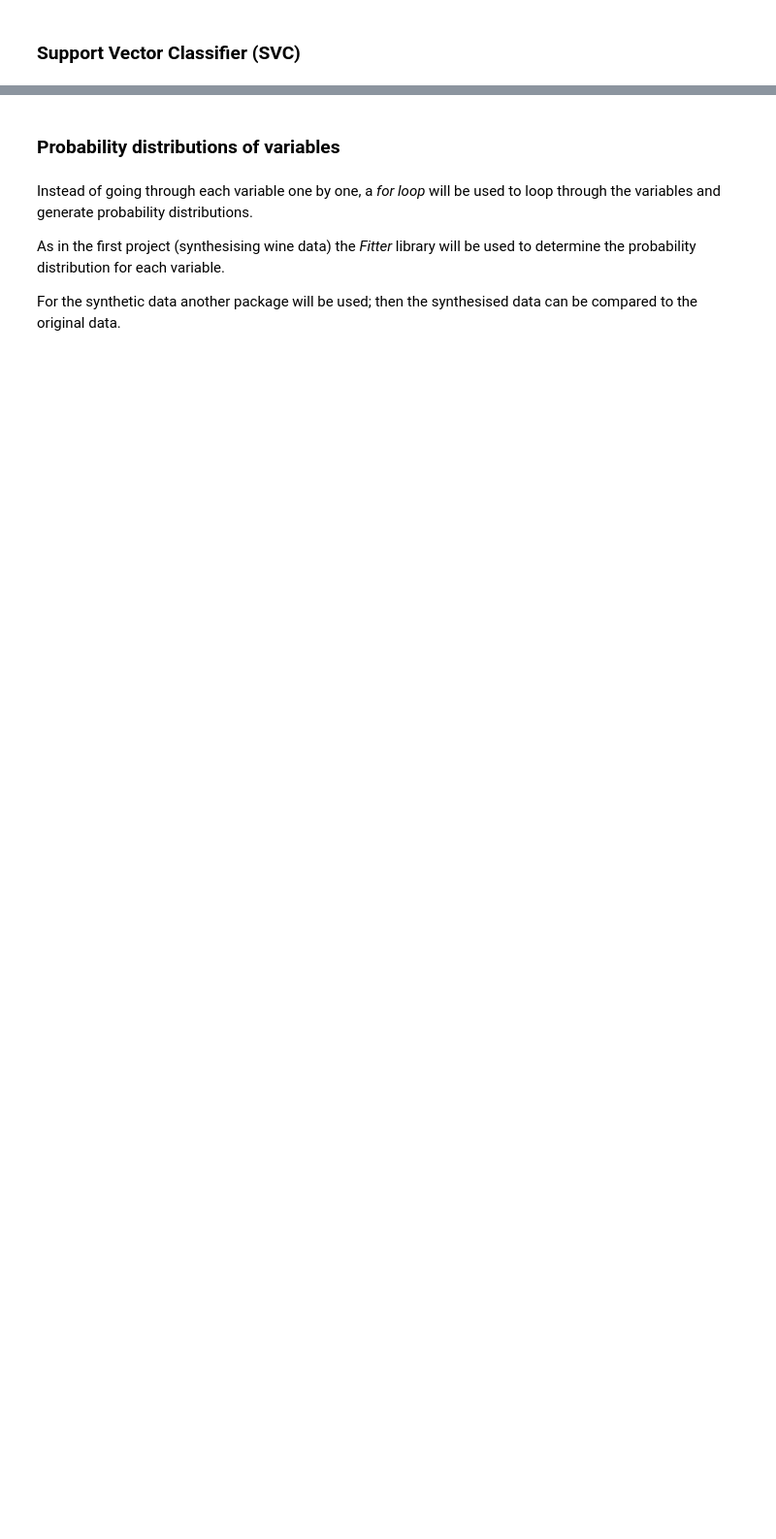
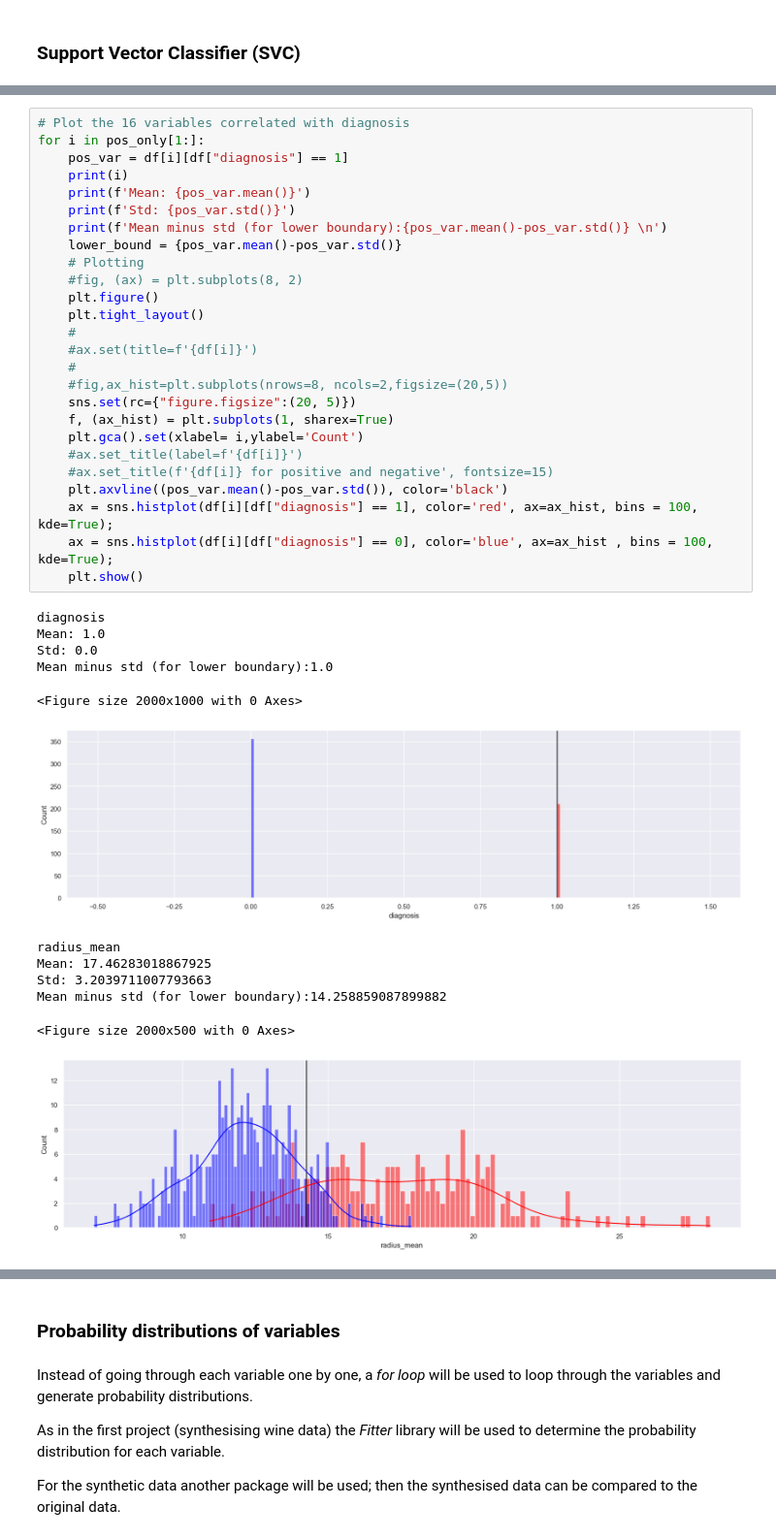
Before and after one commit to fabiofabrizi/pfDA_Project2, a Jupyter notebook: pfDA_Project_2_notebook.ipynb, the cells around one changed output, grey strips where cells are left out. Shown at 97% size. Cells and saved outputs as stored; diff of their text form; blank space fills up the shorter version.

```diff
--- a/pfDA_Project_2_notebook.ipynb
+++ b/pfDA_Project_2_notebook.ipynb
@@ -1514,0 +1058,39 @@ Also note that *Support Vector Classification* improved the most after optimisat
+# %%
+# Plot the 16 variables correlated with diagnosis
+for i in pos_only[1:]:
+    pos_var = df[i][df["diagnosis"] == 1]
+    print(i)
+    print(f'Mean: {pos_var.mean()}')
+    print(f'Std: {pos_var.std()}')
+    print(f'Mean minus std (for lower boundary):{pos_var.mean()-pos_var.std()} \n')
+    lower_bound = {pos_var.mean()-pos_var.std()}
+    # Plotting
+    #fig, (ax) = plt.subplots(8, 2)
+    plt.figure()
+    plt.tight_layout()
+    #
+    #ax.set(title=f'{df[i]}')
+    #
+    #fig,ax_hist=plt.subplots(nrows=8, ncols=2,figsize=(20,5))
+    sns.set(rc={"figure.figsize":(20, 5)})
+    f, (ax_hist) = plt.subplots(1, sharex=True)
+    plt.gca().set(xlabel= i,ylabel='Count')
+    #ax.set_title(label=f'{df[i]}')
+    #ax.set_title(f'{df[i]} for positive and negative', fontsize=15)
+    plt.axvline((pos_var.mean()-pos_var.std()), color='black')
+    ax = sns.histplot(df[i][df["diagnosis"] == 1], color='red', ax=ax_hist, bins = 100, kde=True);
+    ax = sns.histplot(df[i][df["diagnosis"] == 0], color='blue', ax=ax_hist , bins = 100, kde=True);
+    plt.show()
+# %% [output]
+diagnosis
+Mean: 1.0
+Std: 0.0
+Mean minus std (for lower boundary):1.0
+<Figure size 2000x1000 with 0 Axes>
+[figure, added]
+radius_mean
+Mean: 17.46283018867925
+Std: 3.2039711007793663
+Mean minus std (for lower boundary):14.258859087899882
+<Figure size 2000x500 with 0 Axes>
+[figure, added]
```
Also changed, not shown: parts of 202 cells of this notebook.
